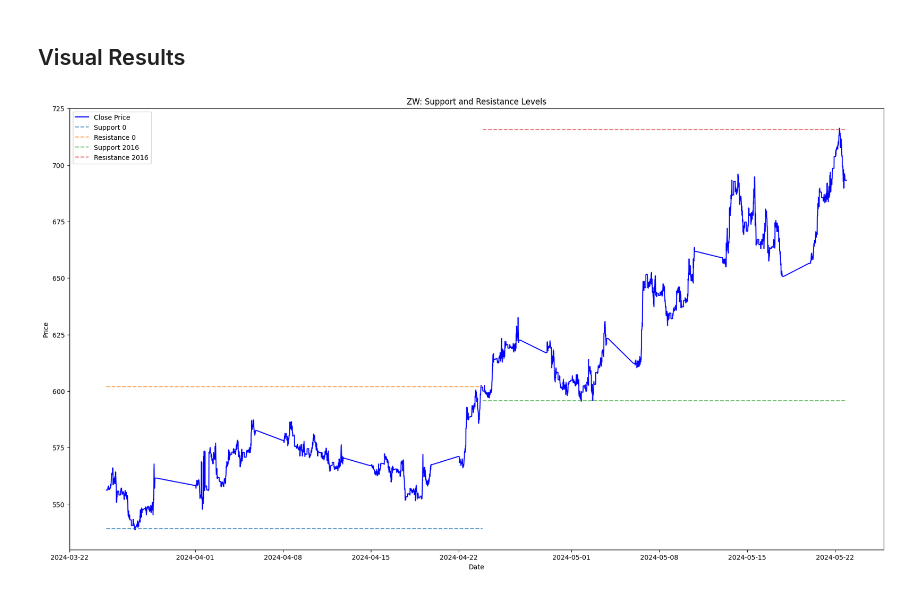
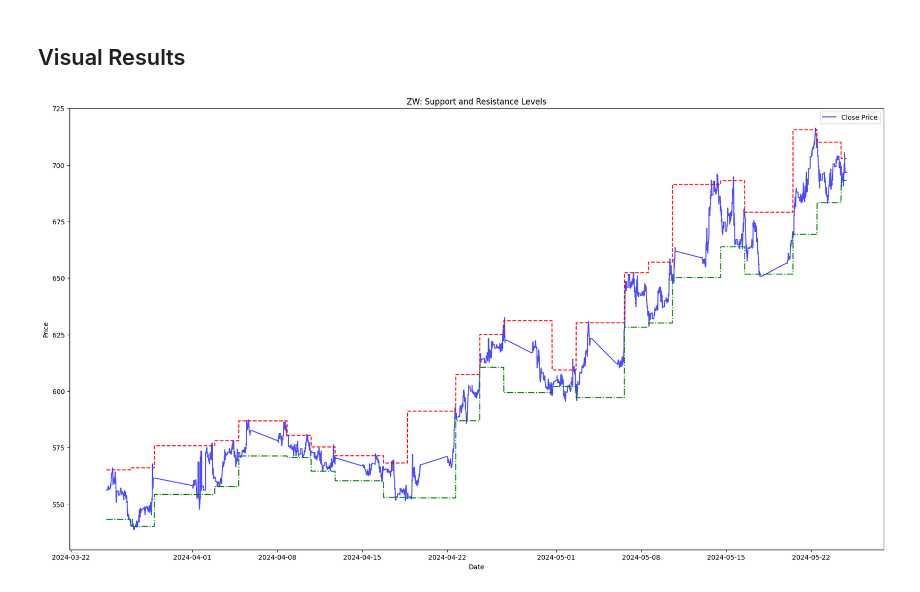
Before and after one commit to adamd1985/intra_day_futures_arb, a Jupyter notebook: ta_supportresistance.ipynb, the cells around one changed output. Cells and saved outputs as stored; diff of their text form; code cells hidden in the pictures.

```diff
--- a/ta_supportresistance.ipynb
+++ b/ta_supportresistance.ipynb
@@ -140,8 +137,6 @@ futs_df[f"{TARGET_FUT}_R1"] = 2 * futs_df[f"{TARGET_FUT}_PP"] - futs_df[f"{TARGE
 futs_df[f"{TARGET_FUT}_S2"] = futs_df[f"{TARGET_FUT}_PP"] - (futs_df[f"{TARGET_FUT}_High"] - futs_df[f"{TARGET_FUT}_Low"])
 futs_df[f"{TARGET_FUT}_R2"] = futs_df[f"{TARGET_FUT}_PP"] + (futs_df[f"{TARGET_FUT}_High"] - futs_df[f"{TARGET_FUT}_Low"])
 
-WINDOW = len(futs_df) // 2
-dynamic_support, dynamic_resistance = dynamic_support_resistance(futs_df, cols, f"{TARGET_FUT}_Close", window_size=WINDOW)
-print(dynamic_support)
-print(dynamic_resistance)
+sr_df, dynamic_support, dynamic_resistance = dynamic_support_resistance(futs_df, cols, f"{TARGET_FUT}_Close", window_size=HALF_LIFE)
+sr_df.tail(5)
 # %% [output]
@@ -152,16 +153,15 @@ print(dynamic_resistance)
 # %%
 import matplotlib.pyplot as plt
 
 plt.figure(figsize=(22, 12))
-plt.plot(futs_df.index, futs_df[f"{TARGET_FUT}_Close"], label='Close Price', color='blue')
-for i, sample in enumerate(np.arange(0, WINDOW + 1, WINDOW)):
-    plt.plot(futs_df.index[sample:sample+WINDOW-1], [dynamic_support[i]] * (WINDOW-1), label=f'Support {sample}', linestyle='dashed', alpha=0.7)
-    plt.plot(futs_df.index[sample:sample+WINDOW-1], [dynamic_resistance[i]] * (WINDOW-1), label=f'Resistance {sample}', linestyle='dashed', alpha=0.7)
+plt.plot(sr_df.index, sr_df[f"{TARGET_FUT}_Close"], label='Close Price', color='blue', alpha=0.7)
+plt.plot(sr_df.index, sr_df["Support"], linestyle='-.', color='green')
+plt.plot(sr_df.index, sr_df["Resistance"], linestyle='--', color='red')
 
 plt.title(f"{TARGET_FUT}: Support and Resistance Levels")
 plt.xlabel('Date')
 plt.ylabel('Price')
 plt.legend()
 plt.show()
 # %% [output]
-[figure, old version]
+[figure, new version]
```
Also changed, not shown: parts of 5 cells of this notebook, 2 other files.
